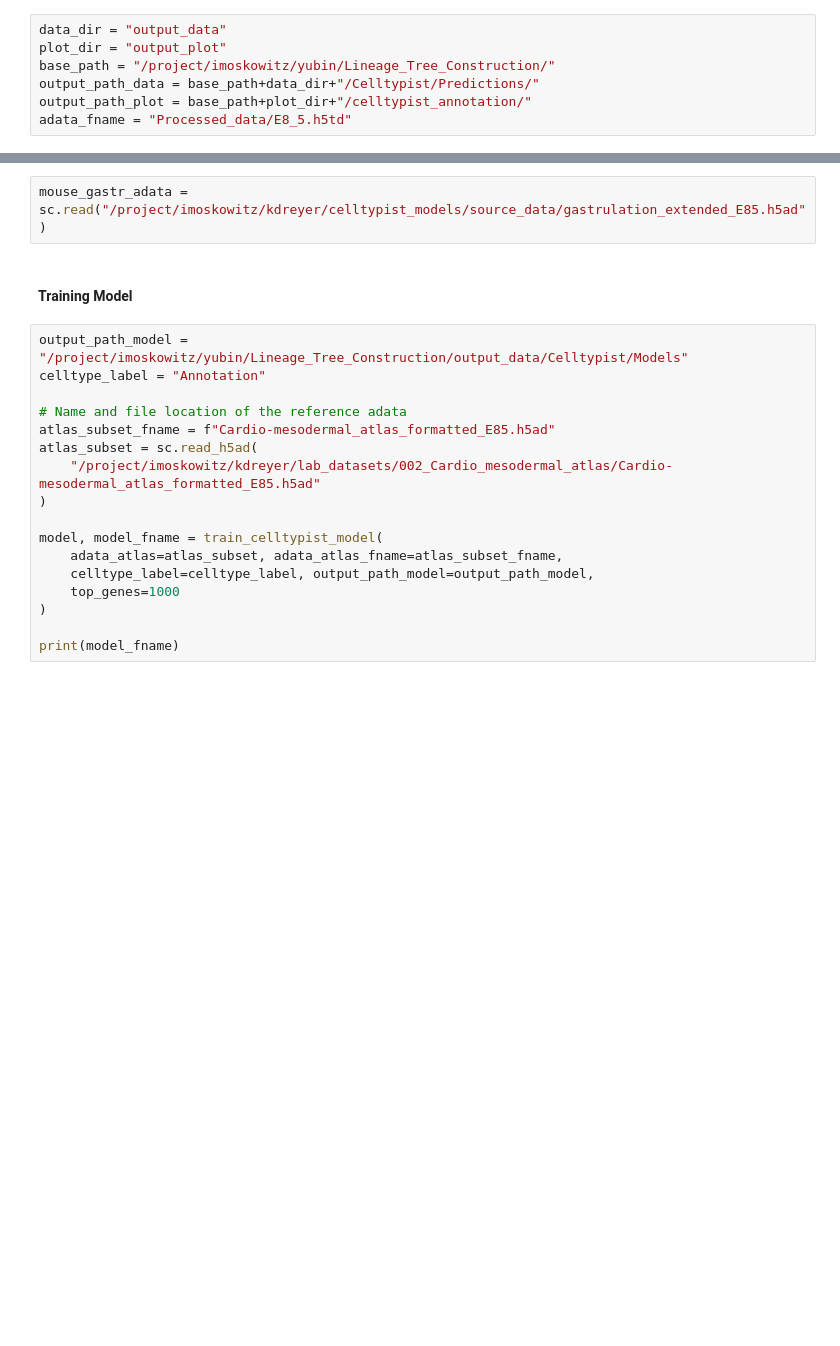
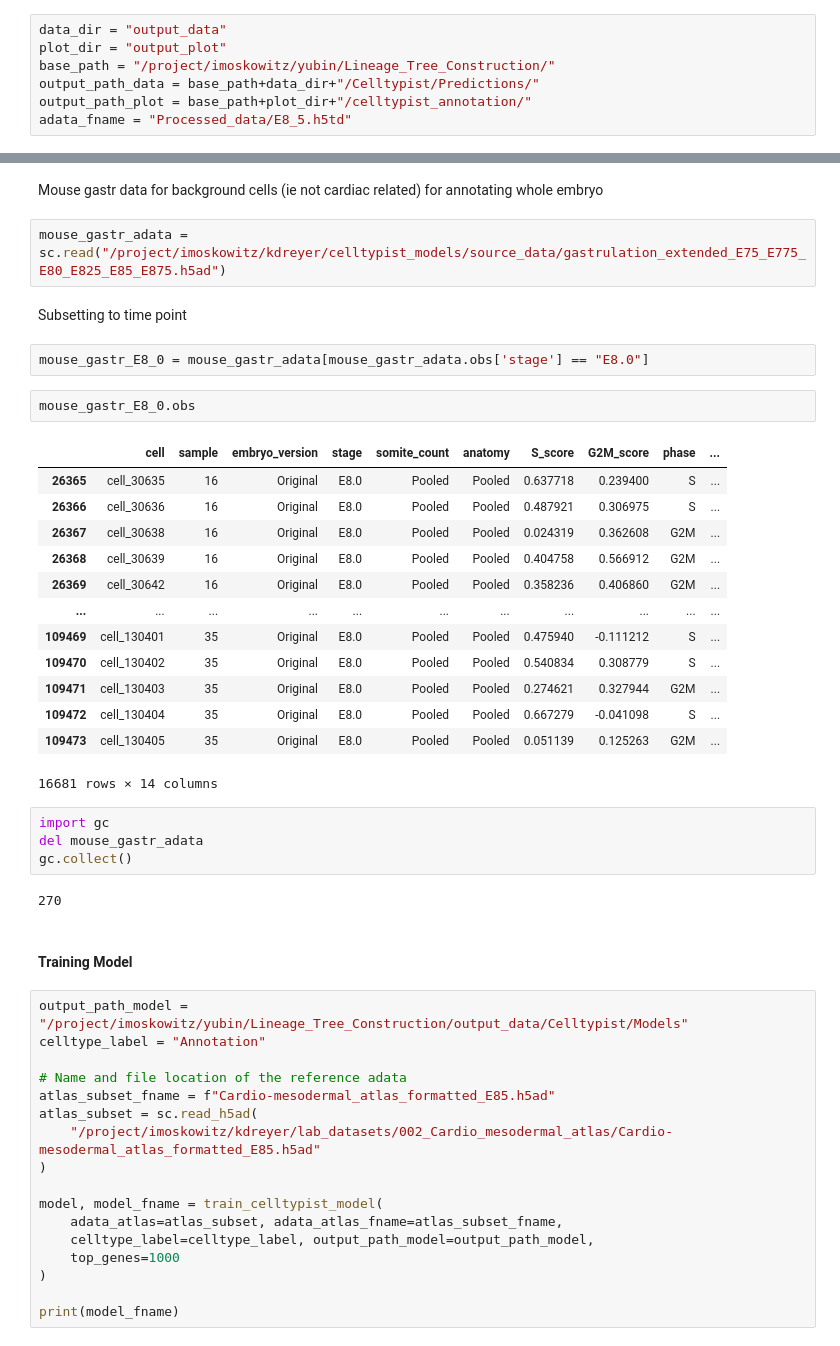
Before and after one commit to Oiya861028/Lineage_Tree_Construction, a Jupyter notebook: Moslin/Cardiac_Analysis/robin_celltypist_annotation.ipynb, the cells around one changed output, grey strips where cells are left out. Cells and saved outputs as stored; diff of their text form; blank space fills up the shorter version.

Commit message:
imported training data and subsetted to correct days

```diff
--- a/Moslin/Cardiac_Analysis/robin_celltypist_annotation.ipynb
+++ b/Moslin/Cardiac_Analysis/robin_celltypist_annotation.ipynb
@@ -44,8 +46,36 @@ list(training_adata.obs['cell_type'].unique())
  'Primitive streak',
  'Mixed mesoderm',
  'ExE mesoderm']
+# %% [markdown]
+Mouse gastr data for background cells (ie not cardiac related) for annotating whole embryo
 # %%
-mouse_gastr_adata = sc.read("/project/imoskowitz/kdreyer/celltypist_models/source_data/gastrulation_extended_E85.h5ad")
+mouse_gastr_adata = sc.read("/project/imoskowitz/kdreyer/celltypist_models/source_data/gastrulation_extended_E75_E775_E80_E825_E85_E875.h5ad")
+# %% [markdown]
+Subsetting to time point
+# %%
+mouse_gastr_E8_0 = mouse_gastr_adata[mouse_gastr_adata.obs['stage'] == "E8.0"]
+# %%
+mouse_gastr_E8_0.obs
+# %% [output]
+|  | cell | sample | embryo_version | stage | somite_count | anatomy | S_score | G2M_score | phase | ... |
+| 26365 | cell_30635 | 16 | Original | E8.0 | Pooled | Pooled | 0.637718 | 0.239400 | S | ... |
+| 26366 | cell_30636 | 16 | Original | E8.0 | Pooled | Pooled | 0.487921 | 0.306975 | S | ... |
+| 26367 | cell_30638 | 16 | Original | E8.0 | Pooled | Pooled | 0.024319 | 0.362608 | G2M | ... |
+| 26368 | cell_30639 | 16 | Original | E8.0 | Pooled | Pooled | 0.404758 | 0.566912 | G2M | ... |
+| 26369 | cell_30642 | 16 | Original | E8.0 | Pooled | Pooled | 0.358236 | 0.406860 | G2M | ... |
+| ... | ... | ... | ... | ... | ... | ... | ... | ... | ... | ... |
+| 109469 | cell_130401 | 35 | Original | E8.0 | Pooled | Pooled | 0.475940 | -0.111212 | S | ... |
+| 109470 | cell_130402 | 35 | Original | E8.0 | Pooled | Pooled | 0.540834 | 0.308779 | S | ... |
+| 109471 | cell_130403 | 35 | Original | E8.0 | Pooled | Pooled | 0.274621 | 0.327944 | G2M | ... |
+| 109472 | cell_130404 | 35 | Original | E8.0 | Pooled | Pooled | 0.667279 | -0.041098 | S | ... |
+| 109473 | cell_130405 | 35 | Original | E8.0 | Pooled | Pooled | 0.051139 | 0.125263 | G2M | ... |
+16681 rows × 14 columns
+# %%
+import gc
+del mouse_gastr_adata
+gc.collect()
+# %% [output]
+270
 # %% [markdown]
 #### Training Model
 # %%
```
Also changed, not shown: parts of 4 cells of this notebook.
